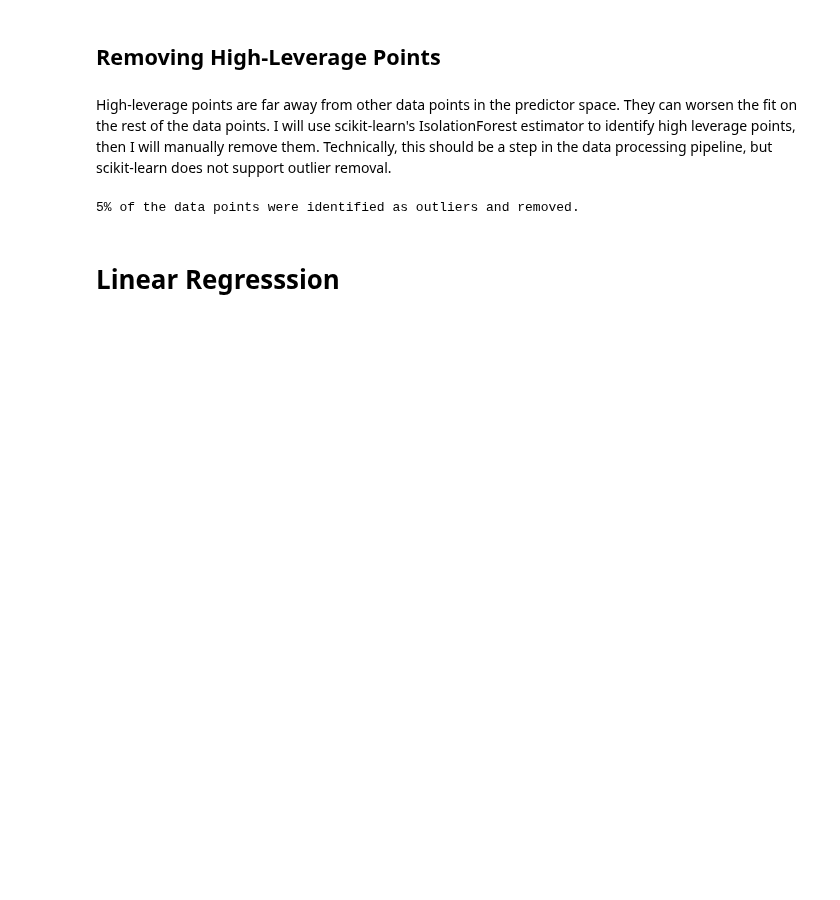
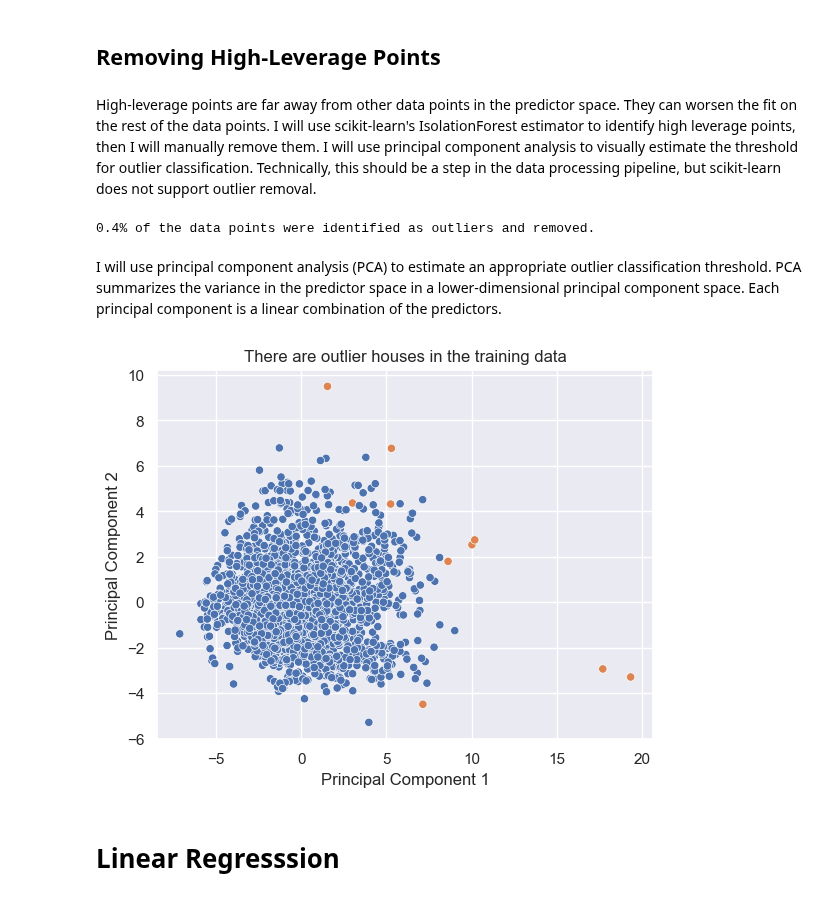
Before and after one commit to blue-fish-0/Data-Analytics-Projects, a Jupyter notebook: House Prices Prediction/house-prices-prediction.ipynb, the cells around one changed output. Cells and saved outputs as stored; diff of their text form; code cells hidden in the pictures; blank space fills up the shorter version.

```diff
--- a/House Prices Prediction/house-prices-prediction.ipynb
+++ b/House Prices Prediction/house-prices-prediction.ipynb
@@ -169,7 +170,7 @@ data_processing = make_pipeline(StandardScaler(), KNNImputer())
 # %% [markdown]
 ## Removing High-Leverage Points
 # %% [markdown]
-High-leverage points are far away from other data points in the predictor space. They can worsen the fit on the rest of the data points. I will use scikit-learn's IsolationForest estimator to identify high leverage points, then I will manually remove them. Technically, this should be a step in the data processing pipeline, but scikit-learn does not support outlier removal.
+High-leverage points are far away from other data points in the predictor space. They can worsen the fit on the rest of the data points. I will use scikit-learn's IsolationForest estimator to identify high leverage points, then I will manually remove them. I will use principal component analysis to visually estimate the threshold for outlier classification. Technically, this should be a step in the data processing pipeline, but scikit-learn does not support outlier removal.
 # %%
 def remove_outliers(pred_outlier: np.ndarray, X: pd.DataFrame, y: pd.Series) -> (pd.DataFrame, pd.Series):
     num_outlier = np.count_nonzero((pred_outlier == -1))
@@ -180,11 +181,29 @@ def remove_outliers(pred_outlier: np.ndarray, X: pd.DataFrame, y: pd.Series) ->
     not_an_outlier = (pred_outlier == 1)
     return (X[not_an_outlier], y[not_an_outlier])
 # %%
-outlier = make_pipeline(data_processing, IsolationForest(random_state=42))
+X_train_old = X_train # keep a copy to plot the removed outliers
+outlier = make_pipeline(data_processing, IsolationForest(random_state=42, contamination=0.004))
 outlier.fit(X_train)
 X_train, y_train = remove_outliers(outlier.predict(X_train), X_train, y_train)
 # %% [output]
-5% of the data points were identified as outliers and removed.
+0.4% of the data points were identified as outliers and removed.
+# %% [markdown]
+I will use principal component analysis (PCA) to estimate an appropriate outlier classification threshold. PCA summarizes the variance in the predictor space in a lower-dimensional principal component space. Each principal component is a linear combination of the predictors.
+# %%
+pca = make_pipeline(data_processing, PCA(n_components=2))
+pc_scores = pd.DataFrame(pca.fit_transform(X_train_old), columns=["PC1", "PC2"])
+is_an_outlier = pd.Series((outlier.predict(X_train_old) == -1), name="is_an_outlier")
+pc_scores = pd.concat([pc_scores, is_an_outlier], axis=1)
+
+sns.scatterplot(data=pc_scores, x="PC1", y="PC2", hue="is_an_outlier")
+plt.title("There are outlier houses in the training data")
+plt.xlabel("Principal Component 1")
+plt.ylabel("Principal Component 2")
+handles, labels  =  ax.get_legend_handles_labels()
+plt.legend(handles, ["Normal House", "Outlier House"], frameon=False)
+plt.show()
+# %% [output]
+[figure, added]
 # %% [markdown]
 # Linear Regresssion
 # %% [markdown]
```
Also changed, not shown: parts of 12 cells of this notebook.
